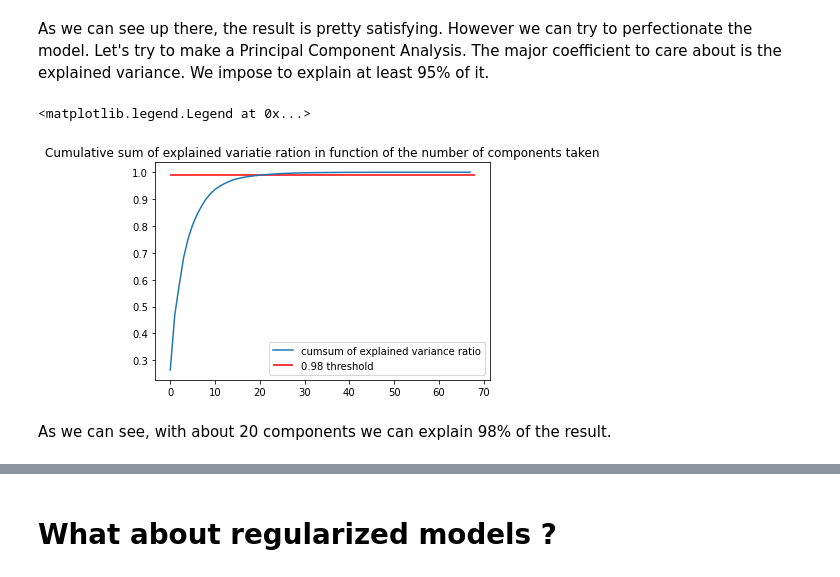
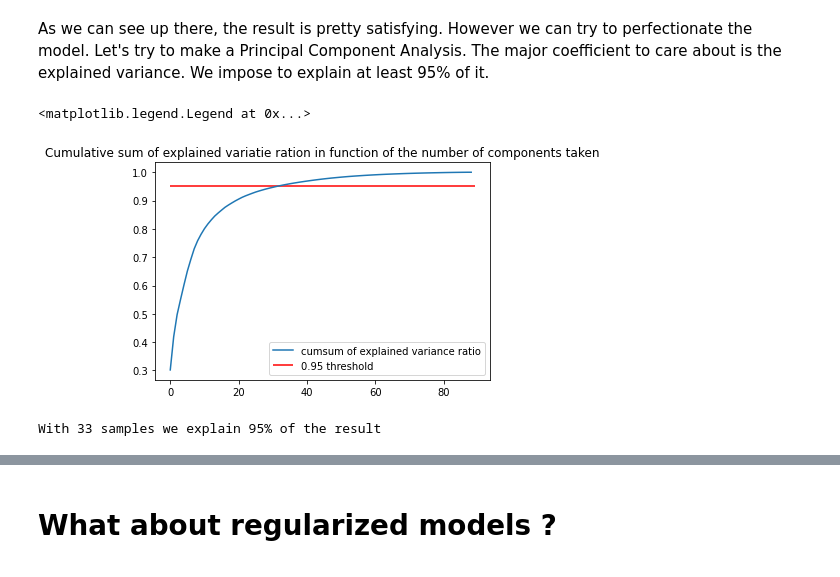
Before and after one commit to TristanBeuzelin/Projet-info-BNP, a Jupyter notebook: programms/simulations/Notebook/Global_notebook.ipynb, the cells around one changed output, grey strips where cells are left out. Drawn from its saved outputs; the diff is of its cells as text; code cells hidden in the pictures.

```diff
--- a/programms/simulations/Notebook/Global_notebook.ipynb
+++ b/programms/simulations/Notebook/Global_notebook.ipynb
@@ -37,6 +44,25 @@ Prices Numpy array (with products names)
+# %%
+# collecting the indexes of the first data of each month
+current_month = dates_tab[0][:-3]
+month_first_index = {current_month : 0}
+
+for i in range(len(dates_tab)) :
+    if (dates_tab[i][-4] != current_month[-1]) :
+        current_month = dates_tab[i][:-3]
+        month_first_index[current_month] = i
+
+# averaging the price on each month
+indexes = np.array(list(month_first_index.values()))
+total = []
+for i in range(len(month_first_index)-1) :
+    X = tab_price[:,indexes[i]:indexes[i+1]].mean(axis = 1)
+    total.append(X)
+total.append(tab_price[:,indexes[-1]:].mean(axis = 1))
+np_price = np.column_stack(total).T
 # %% [markdown]
 Now we need to just keep the prices of our products
 # %%
-prices = np_price[:,2:]
-print(f"Prices array with a shape of {prices.shape}\n{prices}")
+prices_monthly = np_price[:,2:]
+n_samples, n_features = prices_monthly.shape
+print(f"Prices array with a shape of {prices_monthly.shape}")
 # %% [output]
@@ -84,14 +95,9 @@ for obj in months_viewed.items():
-# %%
-i = 0
-prices_monthly = []
-L = len(IPC_train)
-for month_prices in prices_dict.values():
-    prices_monthly.append(month_prices)
 # %% [markdown]
 Then we can preprocess our data, with a standard scaling.
 # %%
 scaler = StandardScaler()
 scaler.fit(prices_monthly)
-scaler.transform(prices_monthly)
+prices_monthly = scaler.transform(prices_monthly)
+
 prices_train = np.array(prices_monthly[:len(IPC_train)])
 prices_test = np.array(prices_monthly[len(IPC_train):])
@@ -225,15 +265,22 @@ pca = PCA(n_components = 68)
 # %%
-pca.fit(prices_train)
+
+pca = PCA(n_components = min(n_samples, n_features))
+pca.fit(prices_monthly)
 cumsum = np.cumsum(pca.explained_variance_ratio_)
 
 plt.figure()
 plt.plot(range(pca.n_components), cumsum, label = "cumsum of explained variance ratio")
-plt.hlines(.99, 0, pca.n_components, color = "r", label = "0.98 threshold")
+plt.hlines(.95, 0, pca.n_components, color = "r", label = "0.95 threshold")
 plt.title("Cumulative sum of explained variatie ration in function of the number of components taken")
 plt.legend()
 # %% [output]
 <matplotlib.legend.Legend at 0x...>
-[figure, old version]
+[figure, new version]
-# %% [markdown]
-As we can see, with about 20 components we can explain 98% of the result.
+# %%
+i = 0
+while cumsum[i] < .95 :
+    i += 1
+print(f'With {i+1} samples we explain 95% of the result')
+# %% [output]
+With 33 samples we explain 95% of the result
 # %%
```
Also changed, not shown: parts of 26 cells of this notebook, 1 other file.
